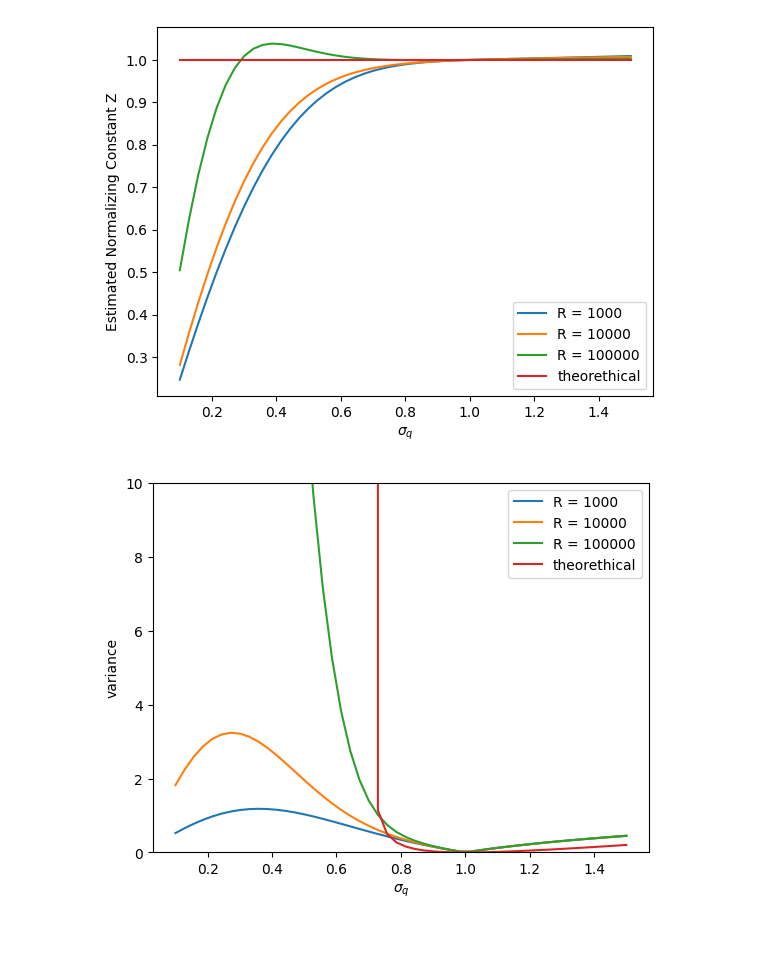
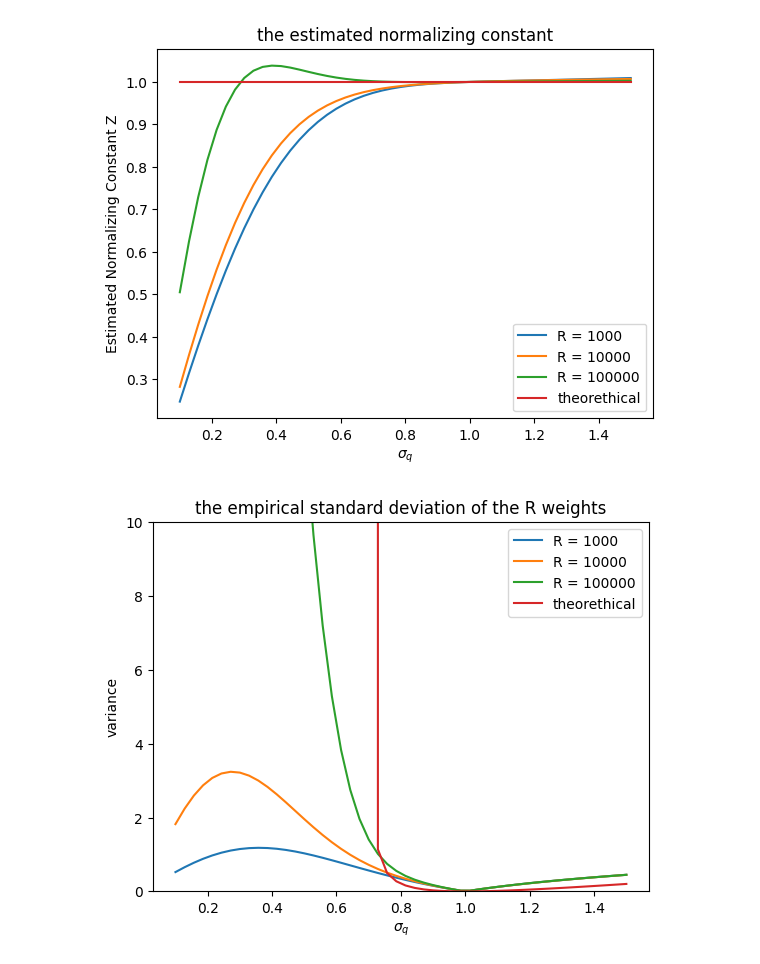
Before and after one commit to meraxion/cds-ml, a Jupyter notebook: aml_week1/assignment3.ipynb, the cells around one changed output. Cells and saved outputs as stored; diff of their text form; code cells hidden in the pictures; blank space fills up the shorter version.

Commit message:
add titles on graphs

```diff
--- a/aml_week1/assignment3.ipynb
+++ b/aml_week1/assignment3.ipynb
@@ -41,21 +41,22 @@ for i, sigma_q in enumerate(sigmas_q):
 # %%
 
 
 Zs = np.array(Zs)
 variances = np.array(variances)
 Ws = np.array(Ws)
 
 # Plotting part
 plt.figure()
 for idx, R in enumerate(Rs):
     plt.plot(sigmas_q, Zs[:, idx], label=f'R = {R}')
 plt.plot(sigmas_q, 1*np.ones(len(sigmas_q)), label='theorethical')
 plt.xlabel('$\sigma_q$')
 plt.ylabel('Estimated Normalizing Constant Z')
+plt.title('the estimated normalizing constant')
 plt.legend()
 plt.show()
 # %% [output]
-[figure, old version]
+[figure, new version]
 # %%
 
 # theoretical variance
@@ -79,10 +80,11 @@ plt.plot(sigmas_q, th_variance, label='theorethical')
 plt.xlabel('$\sigma_q$')
 plt.ylabel('variance')
 plt.ylim(0, 10)
+plt.title('the empirical standard deviation of the R weights')
 plt.legend()
 plt.show()
 # %% [output]
-[figure, old version]
+[figure, new version]
 # %%
 plt.figure()
 for idx, R in enumerate(Rs):
```
Also changed, not shown: parts of 1 cell of this notebook.
